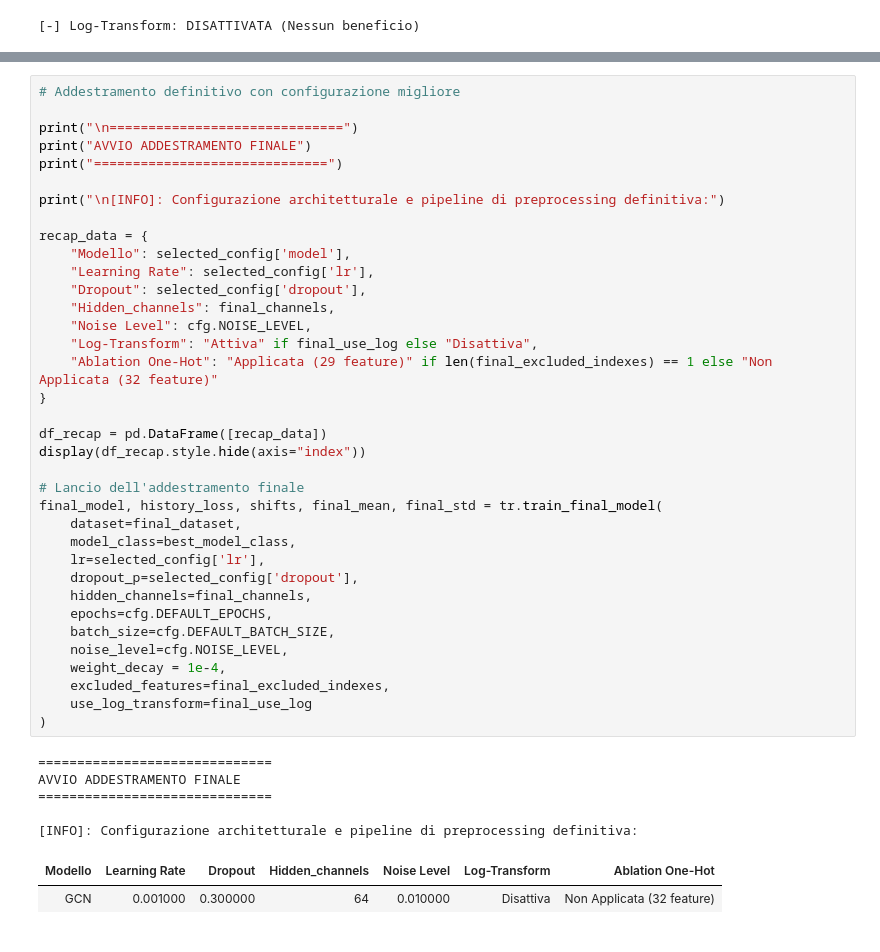
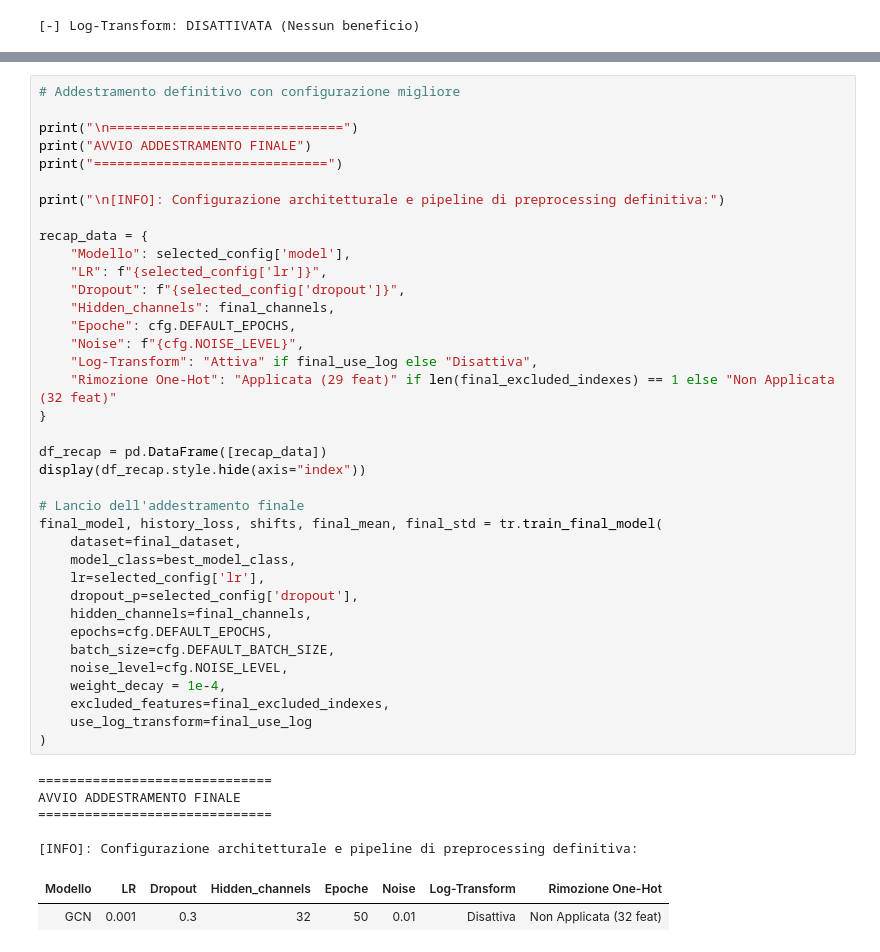
Before and after one commit to RuudGaled/protein-classification-comparison, a Jupyter notebook: notebooks/model_comparison.ipynb, the cells around one changed output, grey strips where cells are left out. Saved outputs shown, nothing was run; the diff lists cells and outputs as text.

```diff
--- a/notebooks/model_comparison.ipynb
+++ b/notebooks/model_comparison.ipynb
@@ -507,36 +506,37 @@ print("\n[INFO]: Configurazione architetturale e pipeline di preprocessing defin
 
 recap_data = {
     "Modello": selected_config['model'],
-    "Learning Rate": selected_config['lr'],
-    "Dropout": selected_config['dropout'],
+    "LR": f"{selected_config['lr']}",
+    "Dropout": f"{selected_config['dropout']}",
     "Hidden_channels": final_channels,
-    "Noise Level": cfg.NOISE_LEVEL,
+    "Epoche": cfg.DEFAULT_EPOCHS,
+    "Noise": f"{cfg.NOISE_LEVEL}",
     "Log-Transform": "Attiva" if final_use_log else "Disattiva",
-    "Ablation One-Hot": "Applicata (29 feature)" if len(final_excluded_indexes) == 1 else "Non Applicata (32 feature)"
+    "Rimozione One-Hot": "Applicata (29 feat)" if len(final_excluded_indexes) == 1 else "Non Applicata (32 feat)"
 }
 
 df_recap = pd.DataFrame([recap_data])
 display(df_recap.style.hide(axis="index"))
 
 # Lancio dell'addestramento finale
 final_model, history_loss, shifts, final_mean, final_std = tr.train_final_model(
     dataset=final_dataset,
     model_class=best_model_class,
     lr=selected_config['lr'],
     dropout_p=selected_config['dropout'],
     hidden_channels=final_channels,
     epochs=cfg.DEFAULT_EPOCHS,
     batch_size=cfg.DEFAULT_BATCH_SIZE,
     noise_level=cfg.NOISE_LEVEL,
     weight_decay = 1e-4,
     excluded_features=final_excluded_indexes,
     use_log_transform=final_use_log
 )
 # %% [output]
 ==============================
 AVVIO ADDESTRAMENTO FINALE
 ==============================
 
 [INFO]: Configurazione architetturale e pipeline di preprocessing definitiva:
-| Modello | Learning Rate | Dropout | Hidden_channels | Noise Level | Log-Transform | Ablation One-Hot |
-| GCN | 0.001000 | 0.300000 | 64 | 0.010000 | Disattiva | Non Applicata (32 feature) |
+| Modello | LR | Dropout | Hidden_channels | Epoche | Noise | Log-Transform | Rimozione One-Hot |
+| GCN | 0.001 | 0.3 | 32 | 50 | 0.01 | Disattiva | Non Applicata (32 feat) |
```
Also changed, not shown: parts of 6 cells of this notebook, 2 other files.
